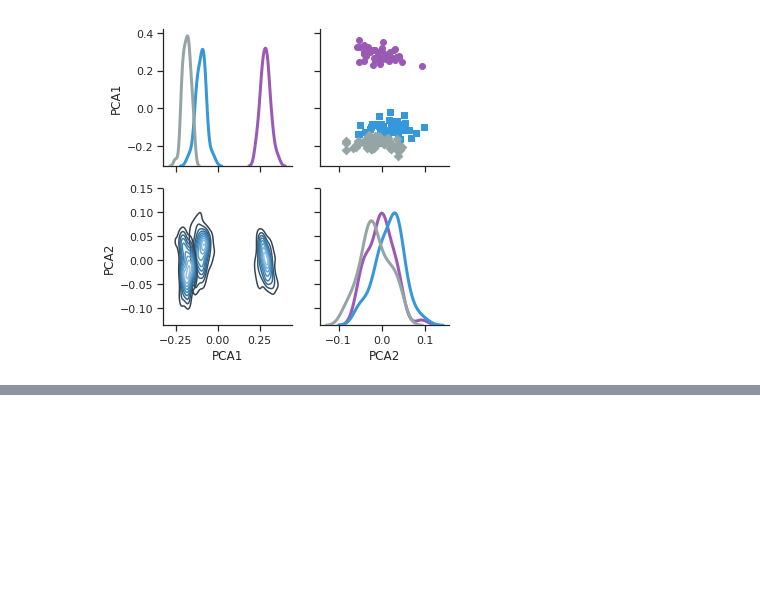
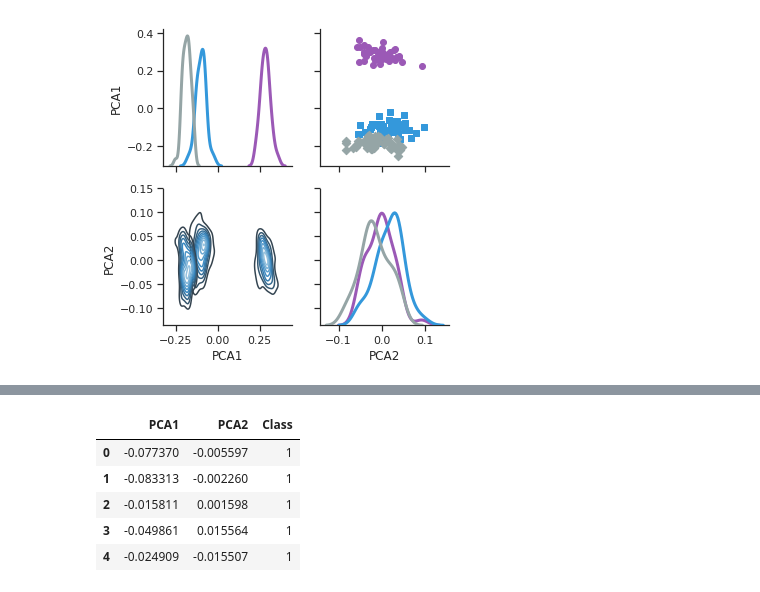
Before and after one commit to GrayJack/Bisect-K-Means, a Jupyter notebook: src/Normalização_e_seleção_de_features.ipynb, the cells around one changed output, grey strips where cells are left out. Drawn from its saved outputs; the diff is of its cells as text; code cells hidden in the pictures; blank space fills up the shorter version.

```diff
--- a/src/Normalização_e_seleção_de_features.ipynb
+++ b/src/Normalização_e_seleção_de_features.ipynb
@@ -110,0 +124,21 @@ iris_2d.to_csv('../data/Iris-norm.csv')
+# %%
+X = np.array(wine_df[wine_df.columns[:-1]])
+Y = np.array(wine_df.Class)
+
+X = preprocessing.normalize(X, norm='l2')
+# %%
+pca = PCA(n_components=2)
+pca.fit(X)
+
+split_2d = pca.transform(X)
+pca1,pca2 = zip(*split_2d)
+
+wine_2d = pd.DataFrame( {'PCA1':pca1, 'PCA2':pca2, 'Class':Y} )
+wine_2d.head()
+# %% [output]
+|  | PCA1 | PCA2 | Class |
+| 0 | -0.077370 | -0.005597 | 1 |
+| 1 | -0.083313 | -0.002260 | 1 |
+| 2 | -0.015811 | 0.001598 | 1 |
+| 3 | -0.049861 | 0.015564 | 1 |
+| 4 | -0.024909 | -0.015507 | 1 |
```
Also changed, not shown: parts of 2 cells of this notebook, 2 other files.
